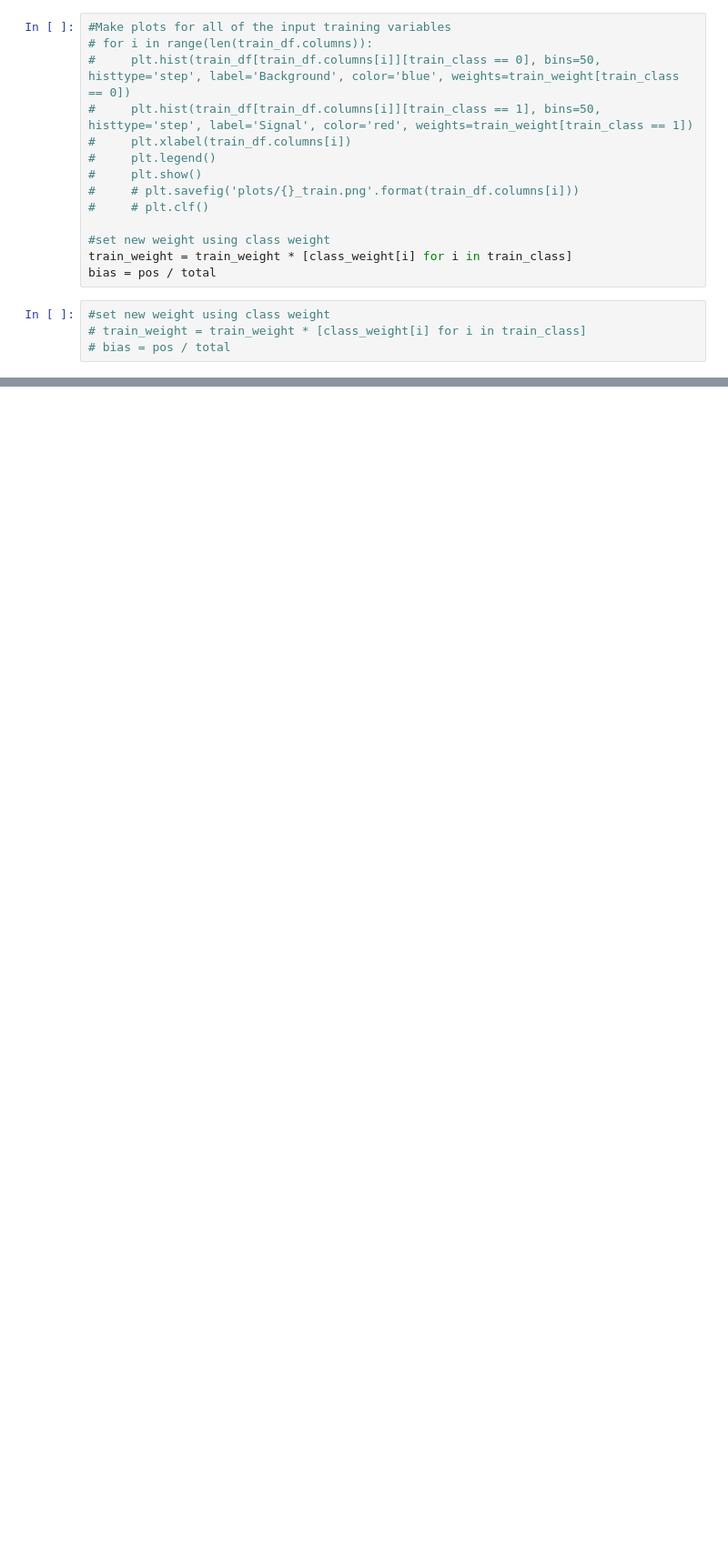
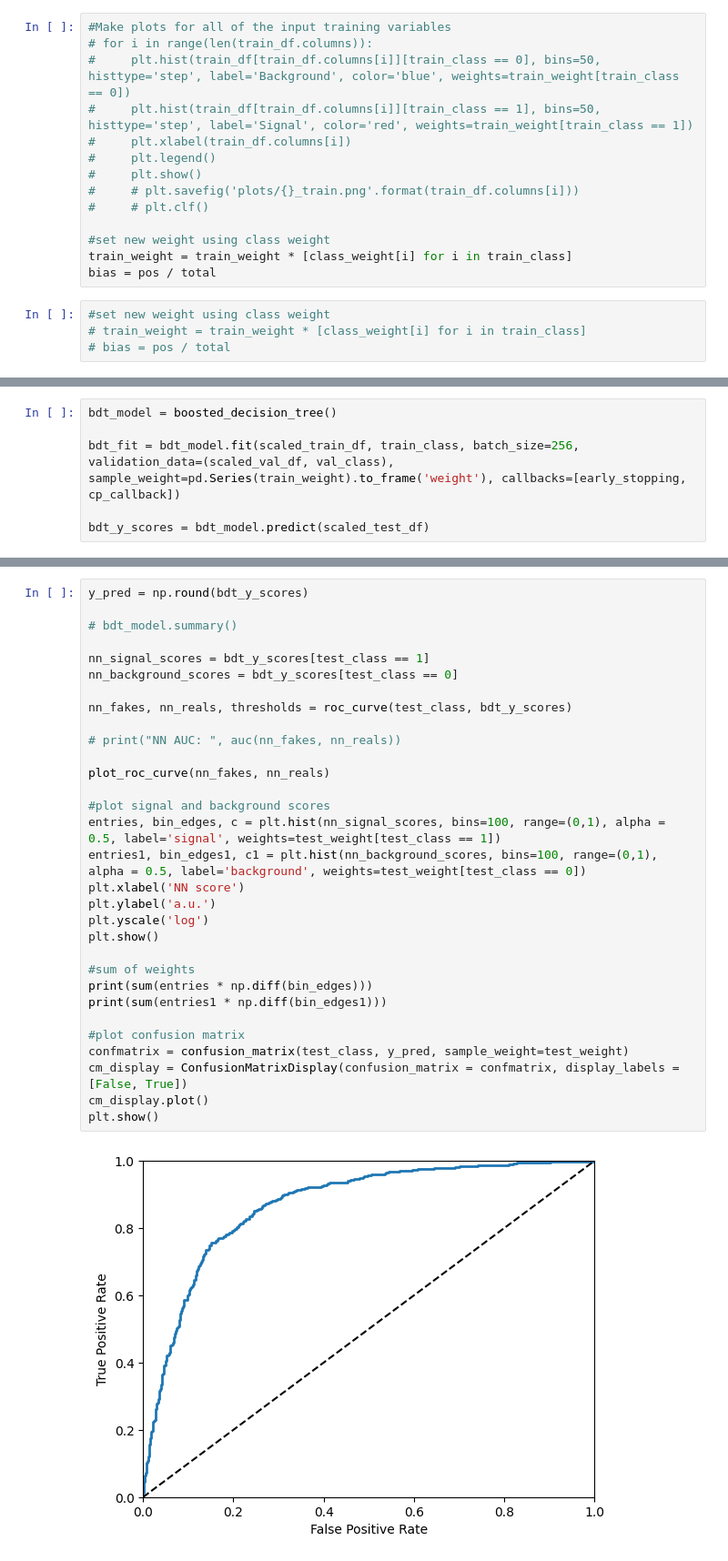
Before and after one commit to Benzillaist/Willocq-HiggsML-research, a Jupyter notebook: new_HWW_fresh.ipynb, the cells around one changed output, grey strips where cells are left out. Shown: that part at 91% size. Drawn from its saved outputs; the diff is of its cells as text; blank space fills up the shorter version.

```diff
--- a/new_HWW_fresh.ipynb
+++ b/new_HWW_fresh.ipynb
@@ -285,0 +369,6 @@ Epoch 400: saving model to checkpoint.ckpt
+# %%
+bdt_model = boosted_decision_tree()
+
+bdt_fit = bdt_model.fit(scaled_train_df, train_class, batch_size=256, validation_data=(scaled_val_df, val_class), sample_weight=pd.Series(train_weight).to_frame('weight'), callbacks=[early_stopping, cp_callback])
+
+bdt_y_scores = bdt_model.predict(scaled_test_df)
@@ -285,0 +410,33 @@ Epoch 400: saving model to checkpoint.ckpt
+# %%
+y_pred = np.round(bdt_y_scores)
+
+# bdt_model.summary()
+
+nn_signal_scores = bdt_y_scores[test_class == 1]
+nn_background_scores = bdt_y_scores[test_class == 0]
+
+nn_fakes, nn_reals, thresholds = roc_curve(test_class, bdt_y_scores)
+
+# print("NN AUC: ", auc(nn_fakes, nn_reals))
+
+plot_roc_curve(nn_fakes, nn_reals)
+
+#plot signal and background scores
+entries, bin_edges, c = plt.hist(nn_signal_scores, bins=100, range=(0,1), alpha = 0.5, label='signal', weights=test_weight[test_class == 1])
+entries1, bin_edges1, c1 = plt.hist(nn_background_scores, bins=100, range=(0,1), alpha = 0.5, label='background', weights=test_weight[test_class == 0])
+plt.xlabel('NN score')
+plt.ylabel('a.u.')
+plt.yscale('log')
+plt.show()
+
+#sum of weights
+print(sum(entries * np.diff(bin_edges)))
+print(sum(entries1 * np.diff(bin_edges1)))
+
+#plot confusion matrix
+confmatrix = confusion_matrix(test_class, y_pred, sample_weight=test_weight)
+cm_display = ConfusionMatrixDisplay(confusion_matrix = confmatrix, display_labels = [False, True])
+cm_display.plot()
+plt.show()
+# %% [output]
+[figure, added]
```
Also changed, not shown: parts of 8 cells of this notebook, 5 other files.
